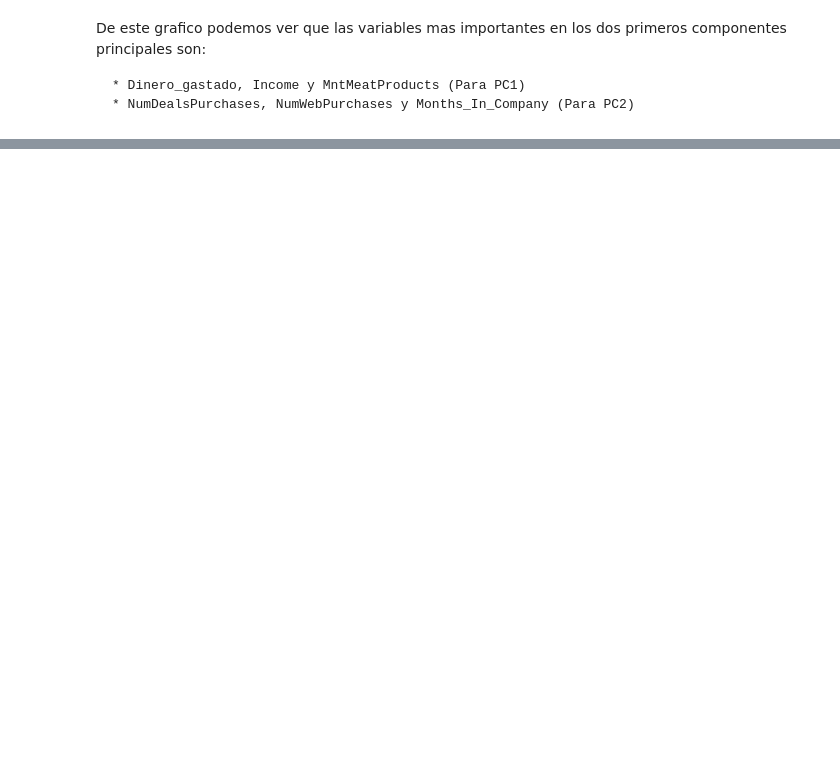
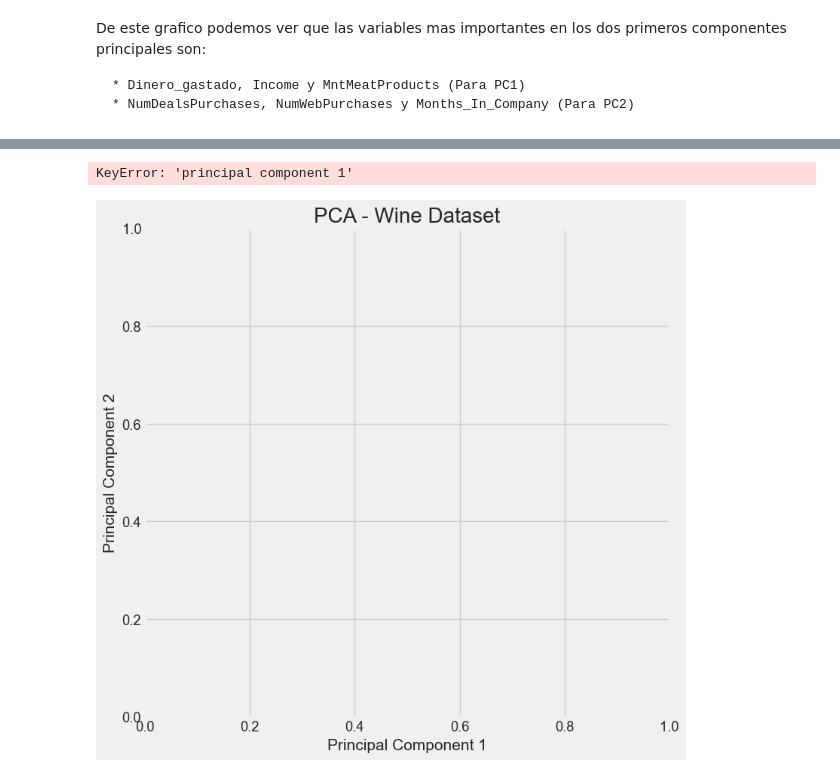
Before and after one commit to SebastianGomez/Final_AprendizajeNoSupervisado-, a Jupyter notebook: trabajo_final.ipynb, the cells around one changed output, grey strips where cells are left out. Drawn from its saved outputs; the diff is of its cells as text; code cells hidden in the pictures; blank space fills up the shorter version.

```diff
--- a/trabajo_final.ipynb
+++ b/trabajo_final.ipynb
@@ -412,0 +523,19 @@ loadings
+# %%
+fig = plt.figure(figsize = (8,8))
+ax = fig.add_subplot(1,1,1)
+ax.set_xlabel('Principal Component 1', fontsize = 15)
+ax.set_ylabel('Principal Component 2', fontsize = 15)
+ax.set_title('PCA - Wine Dataset', fontsize = 20)
+targets = [0, 1, 2]
+colors = ['r', 'g', 'b']
+for target, color in zip(targets,colors):
+    indicesToKeep = df_pca['kmeans'] == target
+    ax.scatter(df_pca.loc[indicesToKeep, 'principal component 1']
+               , df_pca.loc[indicesToKeep, 'principal component 2']
+               , c = color
+               , s = 50)
+ax.legend(targets)
+ax.grid()
+# %% [output]
+KeyError: 'principal component 1'
+[figure, added]
```
Also changed, not shown: parts of 25 cells of this notebook.
